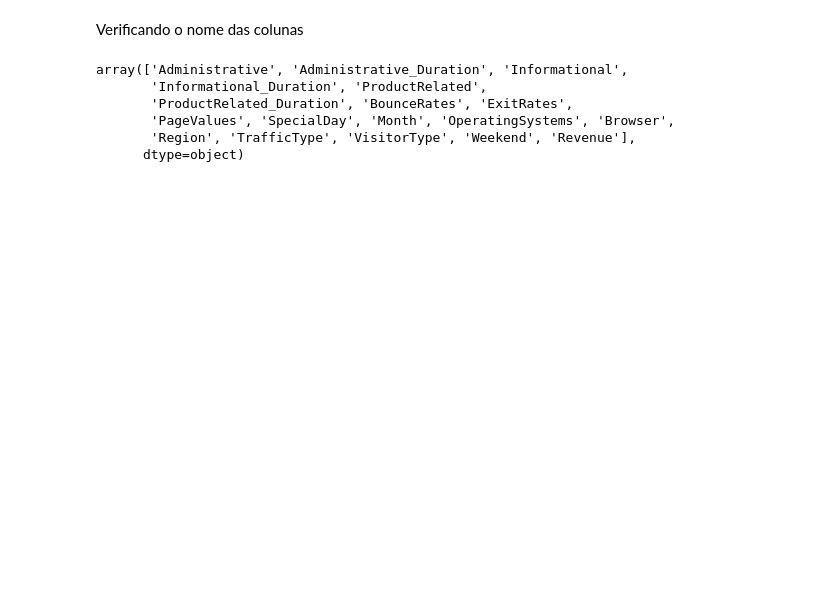
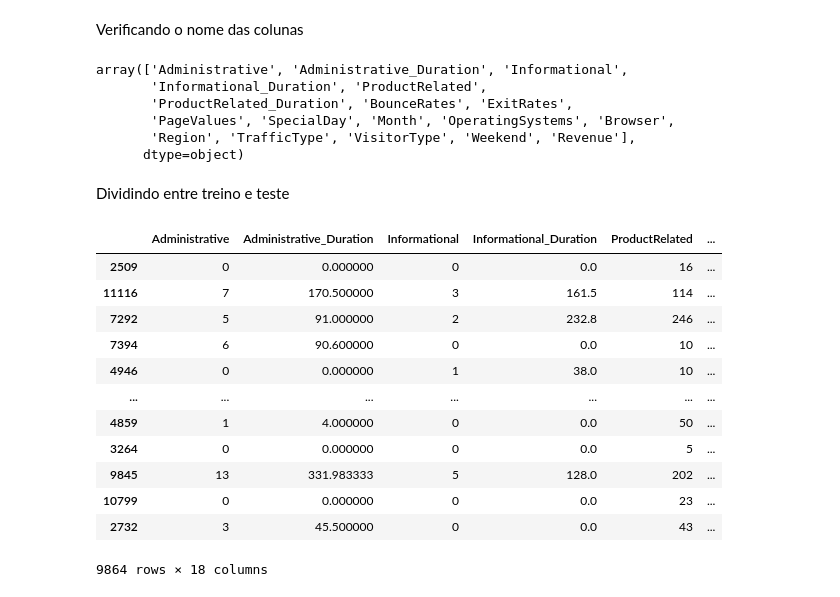
Before and after one commit to marcosjmiranda/machinelearning, a Jupyter notebook: Projeto_Ciencia_de_Dados_Compras_Online.ipynb, the cells around one changed output. Drawn from its saved outputs; the diff is of its cells as text; code cells hidden in the pictures; blank space fills up the shorter version.

```diff
--- a/Projeto_Ciencia_de_Dados_Compras_Online.ipynb
+++ b/Projeto_Ciencia_de_Dados_Compras_Online.ipynb
@@ -44,3 +92,5 @@ array(['Administrative', 'Administrative_Duration', 'Informational',
        'PageValues', 'SpecialDay', 'Month', 'OperatingSystems', 'Browser',
        'Region', 'TrafficType', 'VisitorType', 'Weekend', 'Revenue'],
       dtype=object)
+# %% [markdown]
+Dividindo entre treino e teste
@@ -46,0 +99,18 @@ array(['Administrative', 'Administrative_Duration', 'Informational',
+# %%
+train , test = train_test_split(df, test_size =0.2, random_state =0) #gera como saida 2 dataframes com 20% dos dados com dados randomicos de treino
+# %%
+train
+# %% [output]
+|  | Administrative | Administrative_Duration | Informational | Informational_Duration | ProductRelated | ... |
+| 2509 | 0 | 0.000000 | 0 | 0.0 | 16 | ... |
+| 11116 | 7 | 170.500000 | 3 | 161.5 | 114 | ... |
+| 7292 | 5 | 91.000000 | 2 | 232.8 | 246 | ... |
+| 7394 | 6 | 90.600000 | 0 | 0.0 | 10 | ... |
+| 4946 | 0 | 0.000000 | 1 | 38.0 | 10 | ... |
+| ... | ... | ... | ... | ... | ... | ... |
+| 4859 | 1 | 4.000000 | 0 | 0.0 | 50 | ... |
+| 3264 | 0 | 0.000000 | 0 | 0.0 | 5 | ... |
+| 9845 | 13 | 331.983333 | 5 | 128.0 | 202 | ... |
+| 10799 | 0 | 0.000000 | 0 | 0.0 | 23 | ... |
+| 2732 | 3 | 45.500000 | 0 | 0.0 | 43 | ... |
+9864 rows × 18 columns
```
Also changed, not shown: parts of 5 cells of this notebook.
